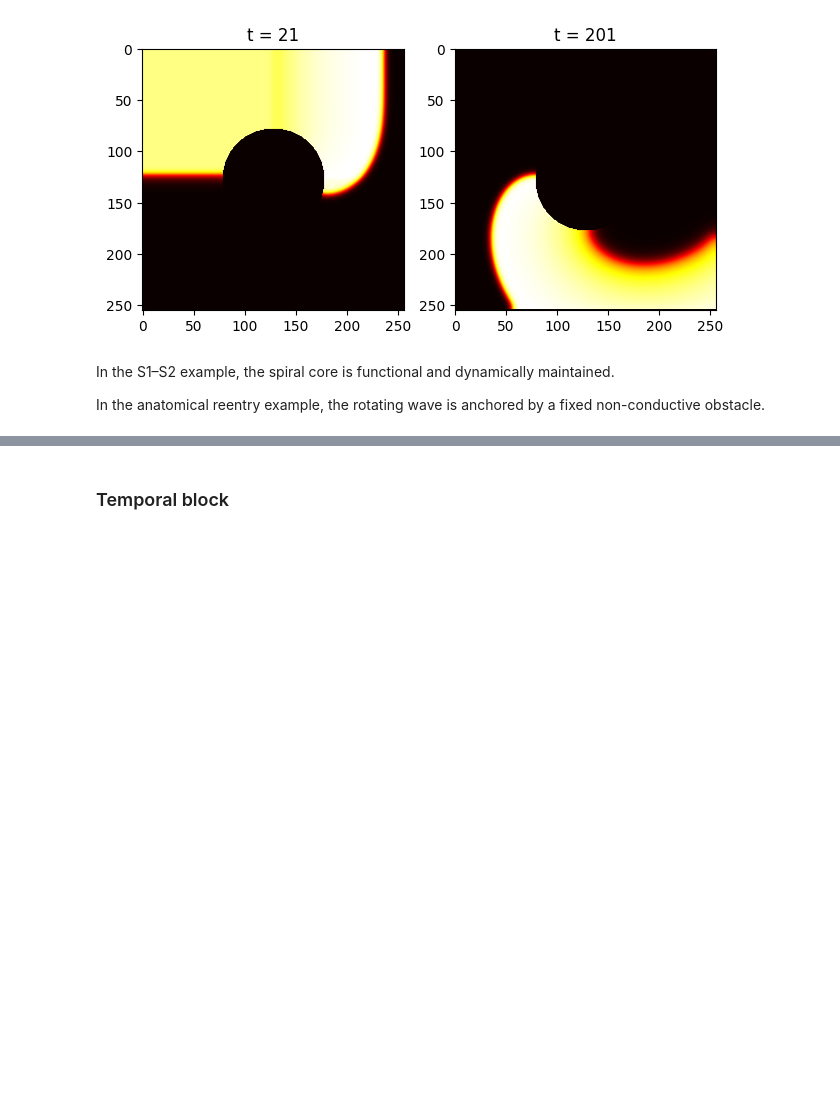
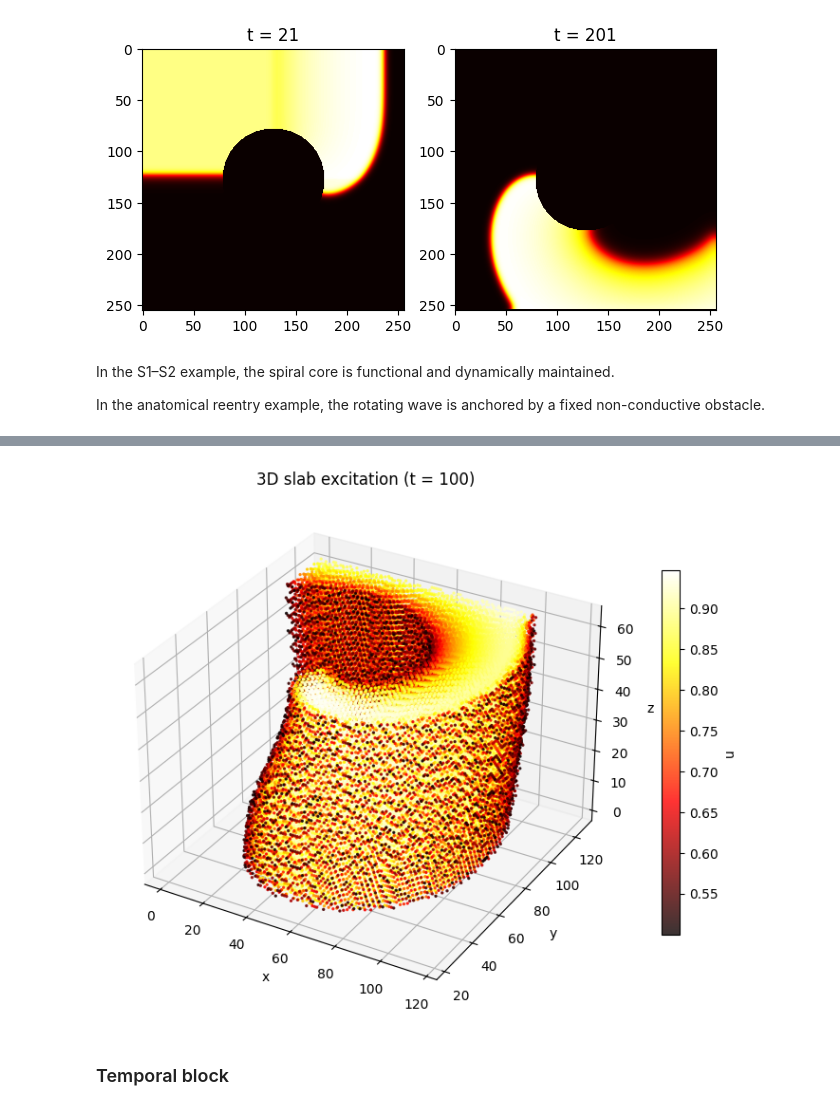
Before and after one commit to finitewave/Finitewave, a Jupyter notebook: Tutorials/SpiralWaves2D.ipynb, the cells around one changed output, grey strips where cells are left out. Drawn from its saved outputs; the diff is of its cells as text; code cells hidden in the pictures; blank space fills up the shorter version.

```diff
--- a/Tutorials/SpiralWaves2D.ipynb
+++ b/Tutorials/SpiralWaves2D.ipynb
@@ -191,3 +243,73 @@ In some excitable-media models, such as the Barkley model, spiral waves can spon
+# %%
+import matplotlib.pyplot as plt
+import finitewave as fw
+
+n = 128
+k = 64
+tissue = fw.CardiacTissue([n, n, k])
+
+stim_sequence = fw.StimSequence()
+
+# S1: planar wave from the upper border
+stim_sequence.add_stim(
+    fw.StimVoltageCoord(
+        time=0,
+        volt_value=1,
+        x1=0, x2=n,
+        y1=0, y2=5,
+        z1=0, z2=5
+    )
+)
+
+# S2: transverse stimulus applied to only half of the slab
+stim_sequence.add_stim(
+    fw.StimVoltageCoord(
+        time=40,
+        volt_value=1,
+        x1=n // 2, x2=n,
+        y1=0, y2=n,
+        z1=0, z2=k
+    )
+)
+
+model = fw.AlievPanfilov()
+model.dt = 0.01
+model.dr = 0.3
+model.t_max = 100
+
+model.cardiac_tissue = tissue
+model.stim_sequence = stim_sequence
+
+model.run()
+
+u_3d = model.u
+active = u_3d > 0.5  # excitation threshold
+
+x, y, z = active.nonzero()
+
+# Downsample for faster 3D rendering
+step = max(1, len(x) // 80000)
+
+fig = plt.figure(figsize=(8, 6))
+ax = fig.add_subplot(111, projection="3d")
+
+pts = ax.scatter(
+    x[::step], y[::step], z[::step],
+    c=u_3d[x[::step], y[::step], z[::step]],
+    cmap="hot",
+    s=2,
+    alpha=0.8
+)
+
+ax.set_title("3D slab reentry (t = 100)")
+ax.set_xlabel("x")
+ax.set_ylabel("y")
+ax.set_zlabel("z")
+fig.colorbar(pts, ax=ax, shrink=0.7, label="u")
+plt.tight_layout()
+plt.show()
+# %% [output]
+[figure, added]
 # %% [markdown]
 ### Temporal block
 # %%
```
Also changed, not shown: parts of 8 cells of this notebook.
